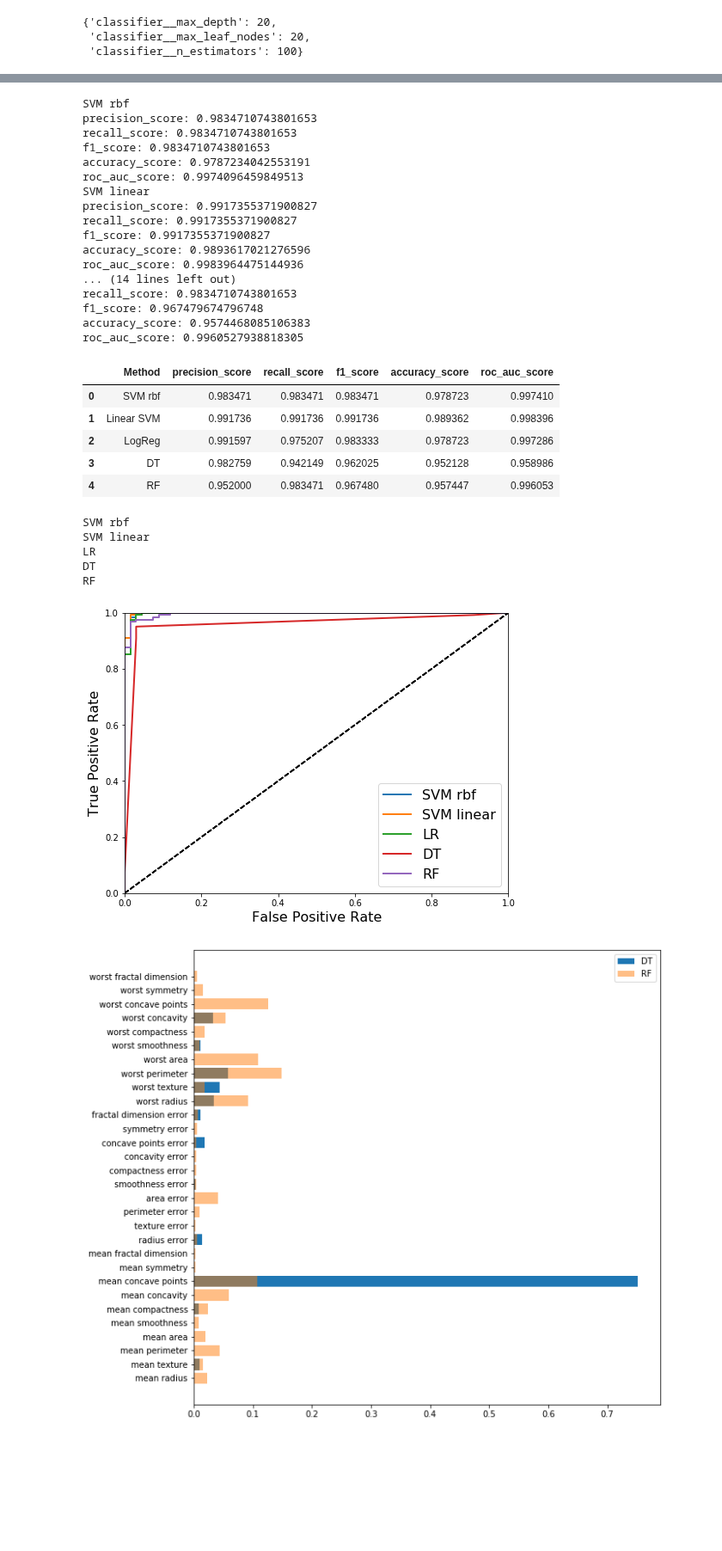
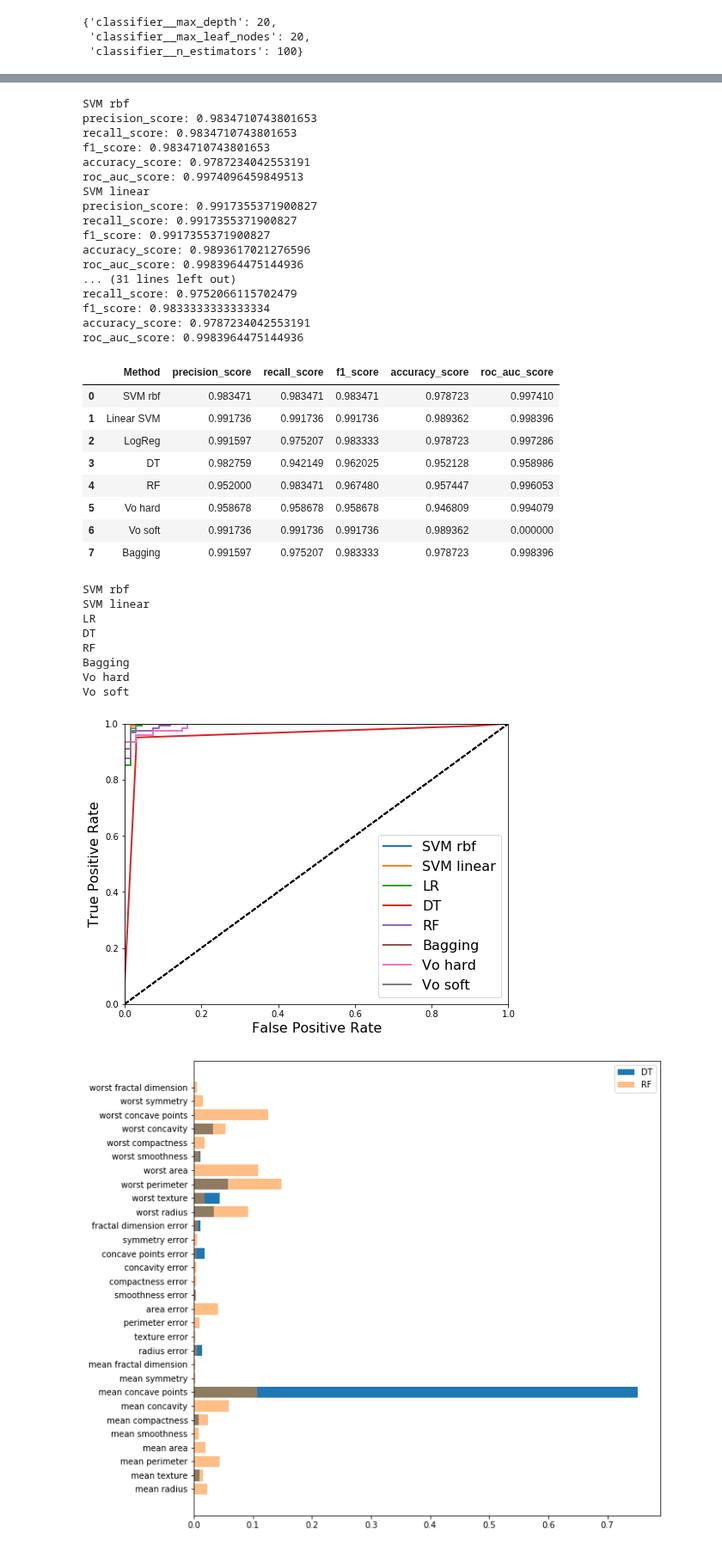
Before and after one commit to przem85/bootcamp, a Jupyter notebook: supervised_learning/D03_Z08_Pipeline_RR_GridSearchCV.ipynb, the cells around one changed output, grey strips where cells are left out. Shown at 86% size. Saved outputs shown, nothing was run; the diff lists cells and outputs as text; code cells hidden in the pictures; blank space fills up the shorter version.

```diff
--- a/supervised_learning/D03_Z08_Pipeline_RR_GridSearchCV.ipynb
+++ b/supervised_learning/D03_Z08_Pipeline_RR_GridSearchCV.ipynb
@@ -215,0 +235,11 @@ grid_5.best_params_
+# %%
+from sklearn.ensemble import VotingClassifier
+v1 = VotingClassifier(
+    estimators=[('SVM rbf', grid_1.best_estimator_),
+                ('SVM linear', grid_2.best_estimator_),
+                ('LR', grid_3.best_estimator_),
+                ('RF', grid_5.best_estimator_),
+                ('Bagging', grid_6.best_estimator_)
+],
+    voting='hard')
+v1.fit(X_train, y_train)
@@ -215,0 +264,10 @@ grid_5.best_params_
+# %%
+from sklearn.ensemble import VotingClassifier
+v2 = VotingClassifier(
+    estimators=[('SVM rbf', grid_1.best_estimator_),
+                ('LR', grid_3.best_estimator_),
+                ('RF', grid_5.best_estimator_),
+                ('Bagging', grid_6.best_estimator_)
+],
+    voting='soft')
+v2.fit(X_train, y_train)
@@ -225,6 +301,10 @@ models.append(('SVM linear', grid_2.best_estimator_))
 models.append(('LR', grid_3.best_estimator_))
 models.append(('DT', grid_4.best_estimator_))
 models.append(('RF', grid_5.best_estimator_))
+models.append(('Bagging', grid_6.best_estimator_))
+
+models.append(('Vo hard', v1))
+models.append(('Vo soft', v2))
 
 precision_score = []
 recall_score = []
@@ -239,6 +319,8 @@ for name, model in models:
     print("accuracy_score: {}".format( metrics.accuracy_score(y_test , model.predict(X_test)) ))
     if (name == 'SVM linear'):
         print("roc_auc_score: {}".format( metrics.roc_auc_score(y_test , model.decision_function(X_test)) ))
+    elif (name == 'Vo hard'):
+        pass
     else:
         print("roc_auc_score: {}".format( metrics.roc_auc_score(y_test , model.predict_proba(X_test)[:,1]) ))
     precision_score.append(metrics.precision_score(y_test , model.predict(X_test)))
@@ -247,6 +329,8 @@ for name, model in models:
     accuracy_score.append(metrics.accuracy_score(y_test , model.predict(X_test)))
     if (name == 'SVM linear'):
         roc_auc_score.append(metrics.roc_auc_score(y_test , model.decision_function(X_test)))
+    elif (name == 'Vo hard'):
+        roc_auc_score.append(0)
     else:
         roc_auc_score.append(metrics.roc_auc_score(y_test , model.predict_proba(X_test)[:,1]))
 # %% [output]
@@ -262,11 +346,11 @@ recall_score: 0.9917355371900827
 f1_score: 0.9917355371900827
 accuracy_score: 0.9893617021276596
 roc_auc_score: 0.9983964475144936
-... (14 lines left out)
-recall_score: 0.9834710743801653
-f1_score: 0.967479674796748
-accuracy_score: 0.9574468085106383
-roc_auc_score: 0.9960527938818305
+... (31 lines left out)
+recall_score: 0.9752066115702479
+f1_score: 0.9833333333333334
+accuracy_score: 0.9787234042553191
+roc_auc_score: 0.9983964475144936
 # %%
 import pandas as pd
 d = {'precision_score': precision_score,
@@ -277,7 +361,7 @@ d = {'precision_score': precision_score,
     }
 df = pd.DataFrame(data=d)
 df = pd.DataFrame(data=d)
-df.insert(loc=0, column='Method', value=['SVM rbf', 'Linear SVM ', 'LogReg', 'DT', "RF"])
+df.insert(loc=0, column='Method', value=['SVM rbf', 'Linear SVM ', 'LogReg', 'DT', "RF", "Vo hard", "Vo soft", "Bagging"])
 df
 # %% [output]
 |  | Method | precision_score | recall_score | f1_score | accuracy_score | roc_auc_score |
@@ -286,32 +370,40 @@ df
 | 2 | LogReg | 0.991597 | 0.975207 | 0.983333 | 0.978723 | 0.997286 |
 | 3 | DT | 0.982759 | 0.942149 | 0.962025 | 0.952128 | 0.958986 |
 | 4 | RF | 0.952000 | 0.983471 | 0.967480 | 0.957447 | 0.996053 |
+| 5 | Vo hard | 0.958678 | 0.958678 | 0.958678 | 0.946809 | 0.994079 |
+| 6 | Vo soft | 0.991736 | 0.991736 | 0.991736 | 0.989362 | 0.000000 |
+| 7 | Bagging | 0.991597 | 0.975207 | 0.983333 | 0.978723 | 0.998396 |
 # %%
 from sklearn.metrics import roc_curve
 def plot_roc_curve(fpr, tpr, label=None):
     plt.plot(fpr, tpr, linewidth=2, label=label)
     plt.plot([0, 1], [0, 1], 'k--')
     plt.axis([0, 1, 0, 1])
     plt.xlabel('False Positive Rate', fontsize=16)
     plt.ylabel('True Positive Rate', fontsize=16)
 plt.figure(figsize=(8, 6))
 for name, model in models:
     print(name)
     if (name == 'SVM linear'):
         y_scores = model.decision_function(X_test)
+    elif (name == 'Vo hard'):
+        pass
     else:
         y_scores = model.predict_proba(X_test)[:,1]
     fpr, tpr, thresholds = roc_curve(y_test, y_scores)
     plot_roc_curve(fpr, tpr, name)
 plt.legend(loc="lower right", fontsize=16)
 plt.show()
 # %% [output]
 SVM rbf
 SVM linear
 LR
 DT
 RF
+Bagging
+Vo hard
+Vo soft
-[figure, old version]
+[figure, new version]
 # %%
 plt.figure(figsize=(10, 10))
 n_features = len(grid_4.best_estimator_.named_steps['classifier'].feature_importances_)
```
Also changed, not shown: parts of 3 cells of this notebook.
